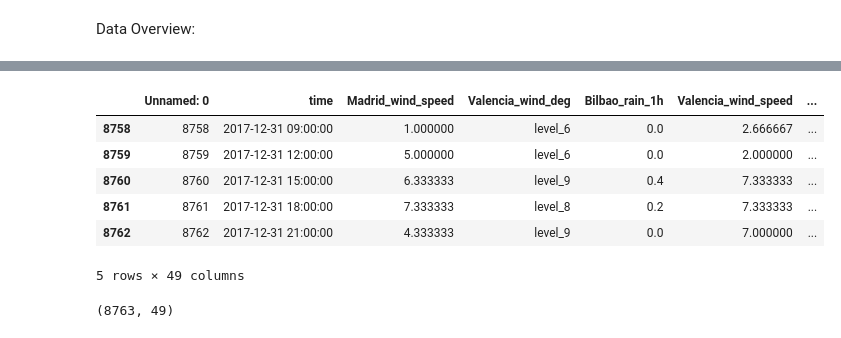
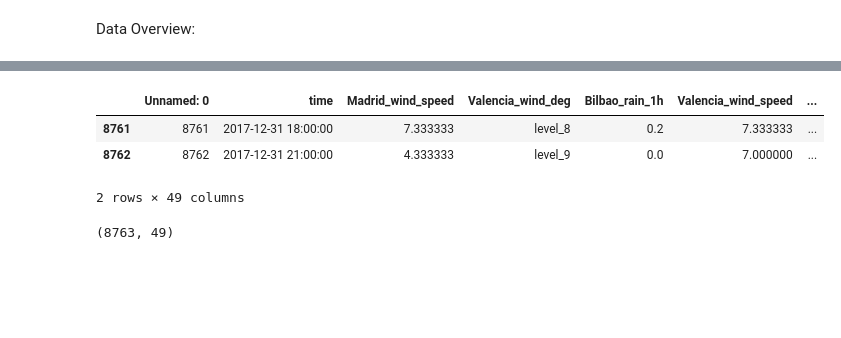
Before and after one commit to PRICILLNDOU/Team-EG3-Regression, a Jupyter notebook: starter-notebook_Christelle.ipynb, the cells around one changed output, grey strips where cells are left out. Cells and saved outputs as stored; diff of their text form; code cells hidden in the pictures; blank space fills up the shorter version.

```diff
--- a/starter-notebook_Christelle.ipynb
+++ b/starter-notebook_Christelle.ipynb
@@ -121,14 +118,11 @@ df.head()
 # %%
 # use the df.tail() function to have a look at the last 5 rows of the data.
-df.tail()
+df.tail(2)
 # %% [output]
 |  | Unnamed: 0 | time | Madrid_wind_speed | Valencia_wind_deg | Bilbao_rain_1h | Valencia_wind_speed | ... |
-| 8758 | 8758 | 2017-12-31 09:00:00 | 1.000000 | level_6 | 0.0 | 2.666667 | ... |
-| 8759 | 8759 | 2017-12-31 12:00:00 | 5.000000 | level_6 | 0.0 | 2.000000 | ... |
-| 8760 | 8760 | 2017-12-31 15:00:00 | 6.333333 | level_9 | 0.4 | 7.333333 | ... |
 | 8761 | 8761 | 2017-12-31 18:00:00 | 7.333333 | level_8 | 0.2 | 7.333333 | ... |
 | 8762 | 8762 | 2017-12-31 21:00:00 | 4.333333 | level_9 | 0.0 | 7.000000 | ... |
-5 rows × 49 columns
+2 rows × 49 columns
 # %%
 # use df.shape to determine how many rows and columns there are
 df.shape
```
Also changed, not shown: parts of 21 cells of this notebook.
